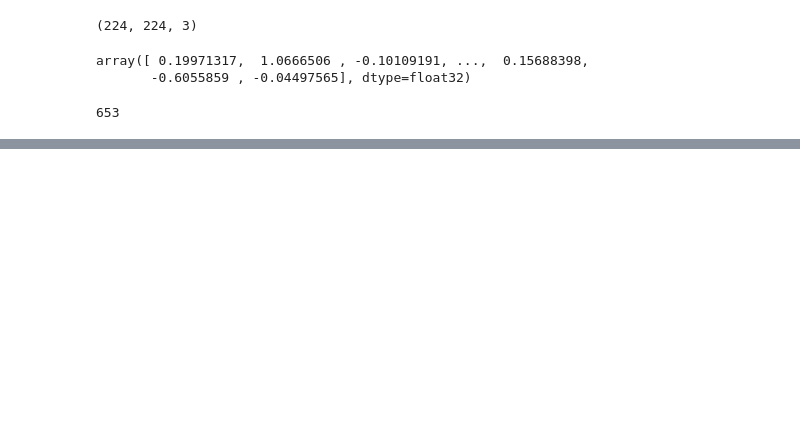
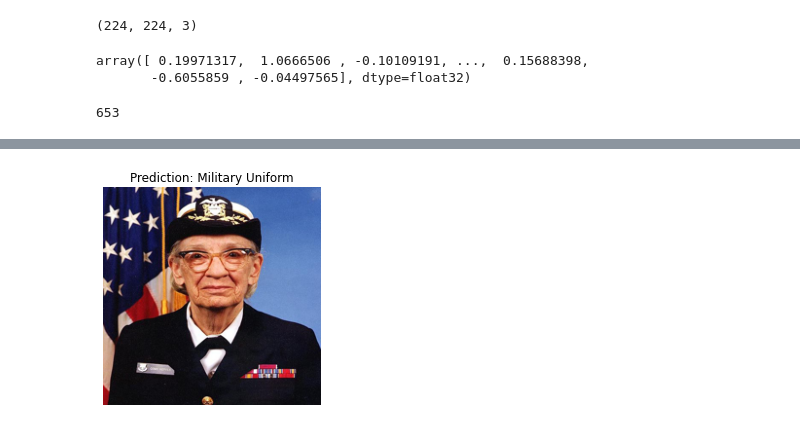
Before and after one commit to xuziyue/tensorflow-models, a Jupyter notebook: transfer_learning.ipynb, the cells around one changed output, grey strips where cells are left out. Cells and saved outputs as stored; diff of their text form; code cells hidden in the pictures; blank space fills up the shorter version.

Commit message:
Add prediction label

```diff
--- a/transfer_learning.ipynb
+++ b/transfer_learning.ipynb
@@ -45,0 +43,9 @@ array([0, 2])
+# %%
+labels_path = tf.keras.utils.get_file('ImageNetLabels.txt','https://storage.googleapis.com/download.tensorflow.org/data/ImageNetLabels.txt')
+imagenet_labels = np.array(open(labels_path).read().splitlines())
+
+plt.imshow(grace_hopper)
+plt.axis('off')
+predicted_class_name = imagenet_labels[predicted_class]
+_ = plt.title("Prediction: " + predicted_class_name.title())
+# %% [output]
@@ -45,0 +54 @@ array([0, 2])
+[figure, added]
```
Also changed, not shown: parts of 2 cells of this notebook.
